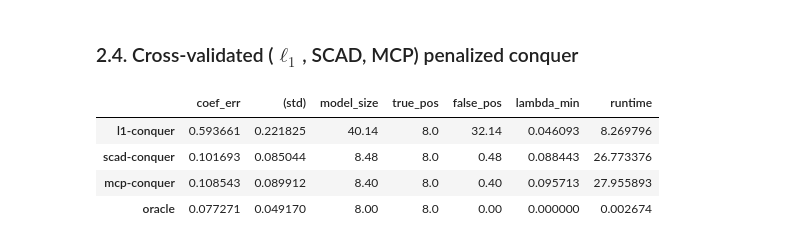
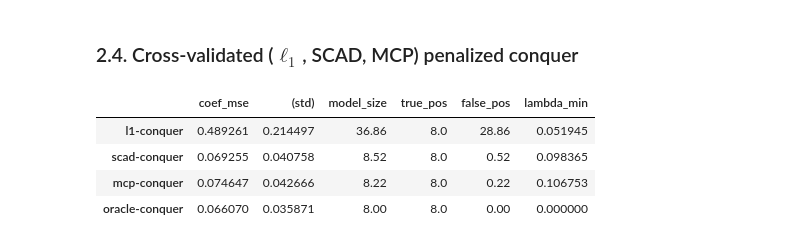
Before and after one commit to WenxinZhou/conquer, a Jupyter notebook: experiments/hd_example.ipynb, the cells around one changed output. Drawn from its saved outputs; the diff is of its cells as text; code cells hidden in the pictures.

```diff
--- a/experiments/hd_example.ipynb
+++ b/experiments/hd_example.ipynb
@@ -161,21 +153,21 @@ X1 selection rate: 1.0
 Construct the covariance matrix $\Sigma = (\sigma_j \sigma_k 0.5^{|j-k|})_{1\leq j, k \leq p}$, where $\sigma_1, \ldots, \sigma_p$ are independently generated from Unif$(1,2)$.
 Generate independent data vectors $\{(y_i , x_i) \}_{i=1}^n$ from the model $y_i =   \langle x_i, \beta^*  \rangle    +   \varepsilon_i - F_{ \varepsilon_i}^{-1}(\tau)$, where $x_i \sim N(0, \Sigma)$ and $\varepsilon_i \sim t_2$ are independent, and $\beta^* \in \mathbb R^p$ is sparse.
 # %%
-n = 256
-p = 1028
-s = 8
-tau = 0.8
+n, p = 256, 1028
+tau = 0.75
 
 Mu, Sig = np.zeros(p), cov_generate(rgt.uniform(1,2,size=p))
 itcp, beta = 4, np.zeros(p)
-beta[:15] = [1.8, 0, 1.6, 0, 1.4, 0, 1.2, 0, 1, 0, -1, 0, -1.2, 0, -1.6]
+beta[:15] = [1.6, 0, 1.4, 0, 1.2, 0, 1, 0, -1, 0, -1.2, 0, -1.4, 0, -1.6]
 true_set = np.where(abs(beta)>0)[0]
+true_loc = np.zeros(p)
+true_loc[true_set] = 1
 # %% [markdown]
 ### 2.1. Simulation results for $\ell_1$- and iteratively reweighted $\ell_1$-penalized conquer
 
 The penality level $\lambda>0$ is determined by a simulation-based method.
 # %%
-M = 200
+M = 100
 runtime = np.zeros(3)
 itcp_err = np.zeros(shape=(M,3))
 coef_err = np.zeros(shape=(M,3))
@@ -189,7 +181,7 @@ for m in range(M):
     Y += err
 
     reg_sqr = reg_conquer(X, Y)
-    sim_lambda = np.quantile(reg_sqr.self_tuning(tau), 0.9)
+    sim_lambda = np.quantile(reg_sqr.self_tuning(tau), 0.95)
 
     ## l1-penalized conquer
     tic = time.time()
@@ -319,7 +306,7 @@ mcp-conquer: iteratively reweighted $\ell_1$-penalized conquer using MCP-based w
 oracle: conquer estimator fitted on the true model.
 # %%
 n_val = 128
-nlambda, M = 20, 100
+nlambda, M = 40, 100
 ## [coef_se, model_size, true_pos, false_pos, lambda_min]
 metrics = np.zeros(shape=(4,M,5))
 runtime = np.zeros(4)
@@ -334,7 +321,7 @@ for m in range(M):
     X_val, Y_val = X_all[n:,:], Y_all[n:]
 
     lambda_max = np.max(reg_conquer(X, Y).self_tuning(tau, B=200))
-    lambda_seq = np.linspace(lambda_max, 0.4*lambda_max, nlambda)
+    lambda_seq = np.linspace(lambda_max, 0.25*lambda_max, nlambda)
     reg_sqr = val_conquer(X, Y, X_val, Y_val)
 
     tic = time.time()
@@ -373,5 +360,4 @@ for m in range(M):
     metrics[2,m,3] = len(np.setdiff1d(mcp_set, true_set))
     # lambda_min (the value of lambda that gives minimum validation error)
     metrics[0,m,4], metrics[1,m,4], metrics[2,m,4] = l1_fit[2], scad_fit[2], mcp_fit[2]
-    #print(m, "average runtime =", runtime/(m+1))
 # %%
@@ -471,42 +451,39 @@ for m in range(M):
     # CV error
     cv_err[0,:,m], cv_err[1,:,m], cv_err[2,:,m] = l1_fit[4], scad_fit[4], mcp_fit[4]
 # %%
-cv_l1 = {"coef_err": np.mean(metrics[0,:,0]),
-          "(std)": np.std(metrics[0,:,0]),
-          "model_size": np.mean(metrics[0,:,1]),
-          "true_pos": np.mean(metrics[0,:,2]),
-          "false_pos": np.mean(metrics[0,:,3]),
-          "lambda_min": np.mean(metrics[0,:,4]),
-          "runtime": runtime[0]/M }
-cv_scad = {"coef_err": np.mean(metrics[1,:,0]),
-            "(std)": np.std(metrics[1,:,0]),
-            "model_size": np.mean(metrics[1,:,1]),
-            "true_pos": np.mean(metrics[1,:,2]),
-            "false_pos": np.mean(metrics[1,:,3]),
-            "lambda_min": np.mean(metrics[1,:,4]),
-            "runtime": runtime[1]/M }
-cv_mcp = {"coef_err": np.mean(metrics[2,:,0]),
-           "(std)": np.std(metrics[2,:,0]),
-           "model_size": np.mean(metrics[2,:,1]),
-           "true_pos": np.mean(metrics[2,:,2]),
-           "false_pos": np.mean(metrics[2,:,3]),
-           "lambda_min": np.mean(metrics[2,:,4]),
-           "runtime": runtime[2]/M }
-ora = {"coef_err": np.mean(metrics[3,:,0]),
-           "(std)": np.std(metrics[3,:,0]),
-           "model_size": np.mean(metrics[3,:,1]),
-           "true_pos": np.mean(metrics[3,:,2]),
-           "false_pos": np.mean(metrics[3,:,3]),
-           "lambda_min": np.mean(metrics[3,:,4]),
-           "runtime": runtime[3]/M }
-cv_out = pd.DataFrame(data=[cv_l1, cv_scad, cv_mcp, ora], index=["l1-conquer", "scad-conquer","mcp-conquer","oracle"])
+cv_l1 = {"coef_mse": np.mean(metrics[0,0,:]),
+         "(std)": np.std(metrics[0,0,:]),
+         "model_size": np.mean(metrics[0,1,:]),
+         "true_pos": np.mean(metrics[0,2,:]),
+         "false_pos": np.mean(metrics[0,3,:]),
+         "lambda_min": np.mean(metrics[0,4,:])}
+cv_scad = {"coef_mse": np.mean(metrics[1,0,:]),
+           "(std)": np.std(metrics[1,0,:]),
+           "model_size": np.mean(metrics[1,1,:]),
+           "true_pos": np.mean(metrics[1,2,:]),
+           "false_pos": np.mean(metrics[1,3,:]),
+           "lambda_min": np.mean(metrics[1,4,:])}
+cv_mcp = {"coef_mse": np.mean(metrics[2,0,:]),
+          "(std)": np.std(metrics[2,0,:]),
+          "model_size": np.mean(metrics[2,1,:]),
+          "true_pos": np.mean(metrics[2,2,:]),
+          "false_pos": np.mean(metrics[2,3,:]),
+          "lambda_min": np.mean(metrics[2,4,:])}
+ora = {"coef_mse": np.mean(metrics[3,0,:]),
+       "(std)": np.std(metrics[3,0,:]),
+       "model_size": np.mean(metrics[3,1,:]),
+       "true_pos": np.mean(metrics[3,2,:]),
+       "false_pos": np.mean(metrics[3,3,:]),
+       "lambda_min": np.mean(metrics[3,4,:])}
+cv_out = pd.DataFrame(data=[cv_l1, cv_scad, cv_mcp, ora],
+                      index=["l1-conquer", "scad-conquer","mcp-conquer","oracle-conquer"])
 cv_out
 # %% [output]
-|  | coef_err | (std) | model_size | true_pos | false_pos | lambda_min | runtime |
-| l1-conquer | 0.593661 | 0.221825 | 40.14 | 8.0 | 32.14 | 0.046093 | 8.269796 |
-| scad-conquer | 0.101693 | 0.085044 | 8.48 | 8.0 | 0.48 | 0.088443 | 26.773376 |
-| mcp-conquer | 0.108543 | 0.089912 | 8.40 | 8.0 | 0.40 | 0.095713 | 27.955893 |
-| oracle | 0.077271 | 0.049170 | 8.00 | 8.0 | 0.00 | 0.000000 | 0.002674 |
+|  | coef_mse | (std) | model_size | true_pos | false_pos | lambda_min |
+| l1-conquer | 0.489261 | 0.214497 | 36.86 | 8.0 | 28.86 | 0.051945 |
+| scad-conquer | 0.069255 | 0.040758 | 8.52 | 8.0 | 0.52 | 0.098365 |
+| mcp-conquer | 0.074647 | 0.042666 | 8.22 | 8.0 | 0.22 | 0.106753 |
+| oracle-conquer | 0.066070 | 0.035871 | 8.00 | 8.0 | 0.00 | 0.000000 |
 # %%
 def cv_legend(x, y1, y2, y3):
     plt.clf()
```
Also changed, not shown: parts of 15 cells of this notebook.
